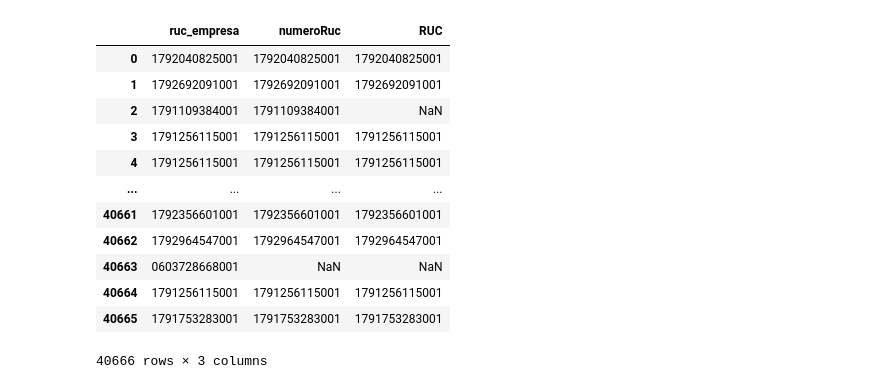
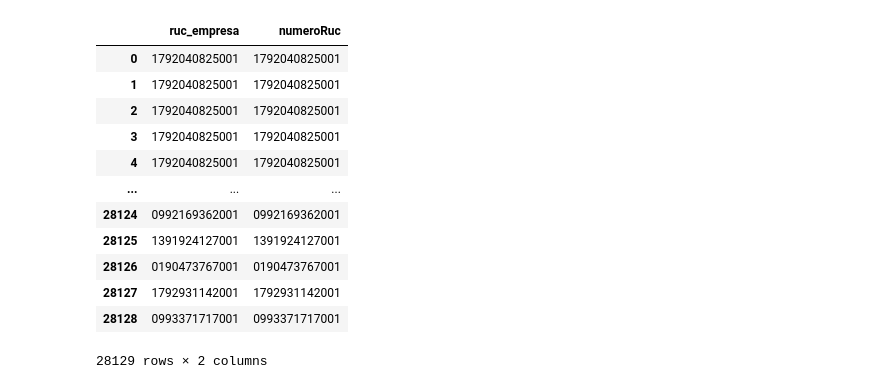
Before and after one commit to Cmenesess/TawsDatathon, a Jupyter notebook: notebooks/2_manipulacion.ipynb, the cells around one changed output. Drawn from its saved outputs; the diff is of its cells as text; code cells hidden in the pictures.

```diff
--- a/notebooks/2_manipulacion.ipynb
+++ b/notebooks/2_manipulacion.ipynb
@@ -37,4 +6,0 @@ df2
-# %%
-
-df2['numeroRuc'] = df2['numeroRuc'].apply(str)
-df2.dtypes
@@ -60,3 +7,2 @@ dtype: object
 # %%
-df = df1.merge(df2, how='left', left_on="ruc_empresa", right_on="numeroRuc")
-df
+df = df1.merge(df2, how='inner', left_on="ruc_empresa", right_on="numeroRuc")
@@ -97,3 +48,2 @@ dtype: object
 # %%
-df3 = pd.read_csv("../data/super_cias_filtered.csv")
-df3
+df3 = pd.read_csv("../data/super_cias_filtered.csv", dtype={"RUC":str})
@@ -137,4 +89,4 @@ df3['RUC'] = df3['RUC'].apply(str)
 # %%
-df = df.merge(df3, how='left', left_on="ruc_empresa", right_on="RUC")
-df
+df = df.merge(df3, how='inner', left_on="ruc_empresa", right_on="RUC")
+df.ruc_empresa
 # %% [output]
@@ -154,16 +105,16 @@ df
 # %%
-df[["ruc_empresa", "numeroRuc", "RUC"]]
+df[["ruc_empresa", "numeroRuc"]]
 # %% [output]
-|  | ruc_empresa | numeroRuc | RUC |
-| 0 | 1792040825001 | 1792040825001 | 1792040825001 |
-| 1 | 1792692091001 | 1792692091001 | 1792692091001 |
-| 2 | 1791109384001 | 1791109384001 | NaN |
-| 3 | 1791256115001 | 1791256115001 | 1791256115001 |
-| 4 | 1791256115001 | 1791256115001 | 1791256115001 |
-| ... | ... | ... | ... |
-| 40661 | 1792356601001 | 1792356601001 | 1792356601001 |
-| 40662 | 1792964547001 | 1792964547001 | 1792964547001 |
-| 40663 | 0603728668001 | NaN | NaN |
-| 40664 | 1791256115001 | 1791256115001 | 1791256115001 |
-| 40665 | 1791753283001 | 1791753283001 | 1791753283001 |
+|  | ruc_empresa | numeroRuc |
+| 0 | 1792040825001 | 1792040825001 |
+| 1 | 1792040825001 | 1792040825001 |
+| 2 | 1792040825001 | 1792040825001 |
+| 3 | 1792040825001 | 1792040825001 |
+| 4 | 1792040825001 | 1792040825001 |
+| ... | ... | ... |
+| 28124 | 0992169362001 | 0992169362001 |
+| 28125 | 1391924127001 | 1391924127001 |
+| 28126 | 0190473767001 | 0190473767001 |
+| 28127 | 1792931142001 | 1792931142001 |
+| 28128 | 0993371717001 | 0993371717001 |
-40666 rows × 3 columns
+28129 rows × 2 columns
```
Also changed, not shown: parts of 20 cells of this notebook, 5 other files.
